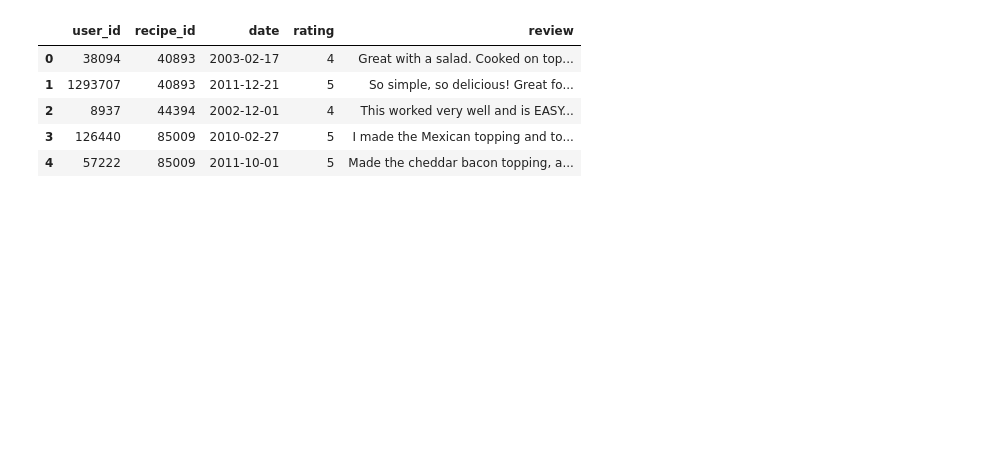
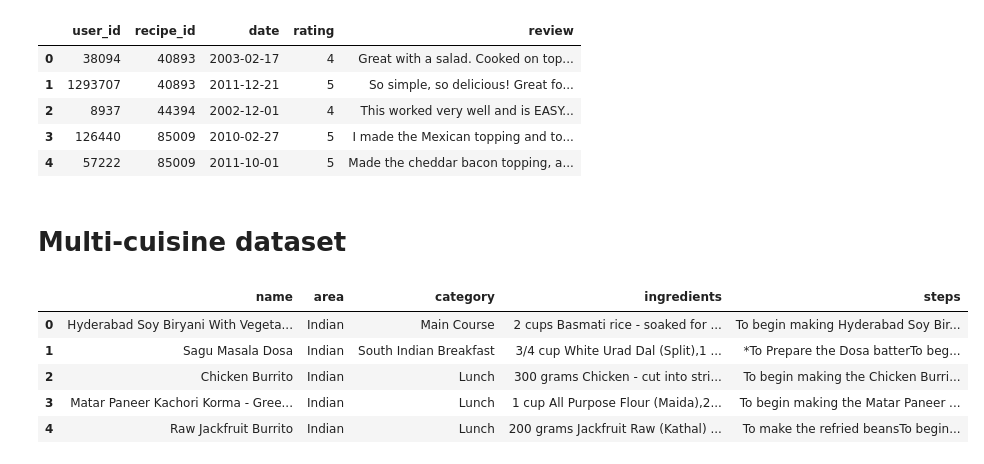
Before and after one commit to Ahmad-Omar-Ahsan/Recipe_generator, a Jupyter notebook: eda.ipynb, the cells around one changed output. Drawn from its saved outputs; the diff is of its cells as text; code cells hidden in the pictures; blank space fills up the shorter version.

Commit message:
Added new dataset

```diff
--- a/eda.ipynb
+++ b/eda.ipynb
@@ -115,3 +115,16 @@ df_raw_interactions.head()
 | 2 | 8937 | 44394 | 2002-12-01 | 4 | This worked very well and is EASY... |
 | 3 | 126440 | 85009 | 2010-02-27 | 5 | I made the Mexican topping and to... |
 | 4 | 57222 | 85009 | 2011-10-01 | 5 | Made the cheddar bacon topping, a... |
+# %% [markdown]
+# Multi-cuisine dataset
+# %%
+df = pd.read_csv("/home/ahmad/ahmad_experiments/Recipe_generator/dataset/Multi_Cuisine_Recipe_Dataset.csv")
+# %%
+df.head()
+# %% [output]
+|  | name | area | category | ingredients | steps |
+| 0 | Hyderabad Soy Biryani With Vegeta... | Indian | Main Course | 2 cups Basmati rice - soaked for ... | To begin making Hyderabad Soy Bir... |
+| 1 | Sagu Masala Dosa | Indian | South Indian Breakfast | 3/4 cup White Urad Dal (Split),1 ... | *To Prepare the Dosa batterTo beg... |
+| 2 | Chicken Burrito | Indian | Lunch | 300 grams Chicken - cut into stri... | To begin making the Chicken Burri... |
+| 3 | Matar Paneer Kachori Korma - Gree... | Indian | Lunch | 1 cup All Purpose Flour (Maida),2... | To begin making the Matar Paneer ... |
+| 4 | Raw Jackfruit Burrito | Indian | Lunch | 200 grams Jackfruit Raw (Kathal) ... | To make the refried beansTo begin... |
```
Also changed, not shown: parts of 1 cell of this notebook, 2 other files.
